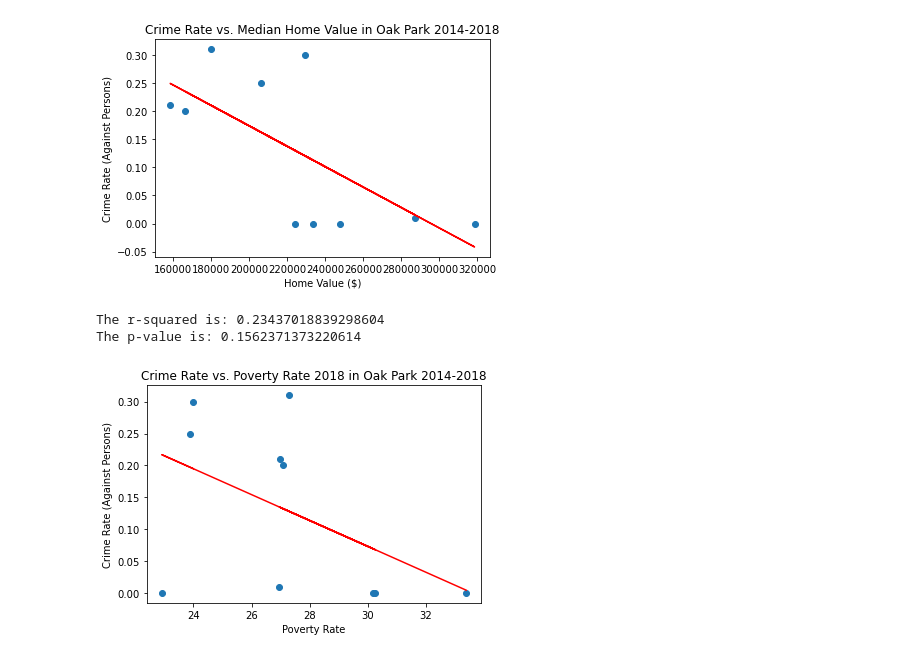
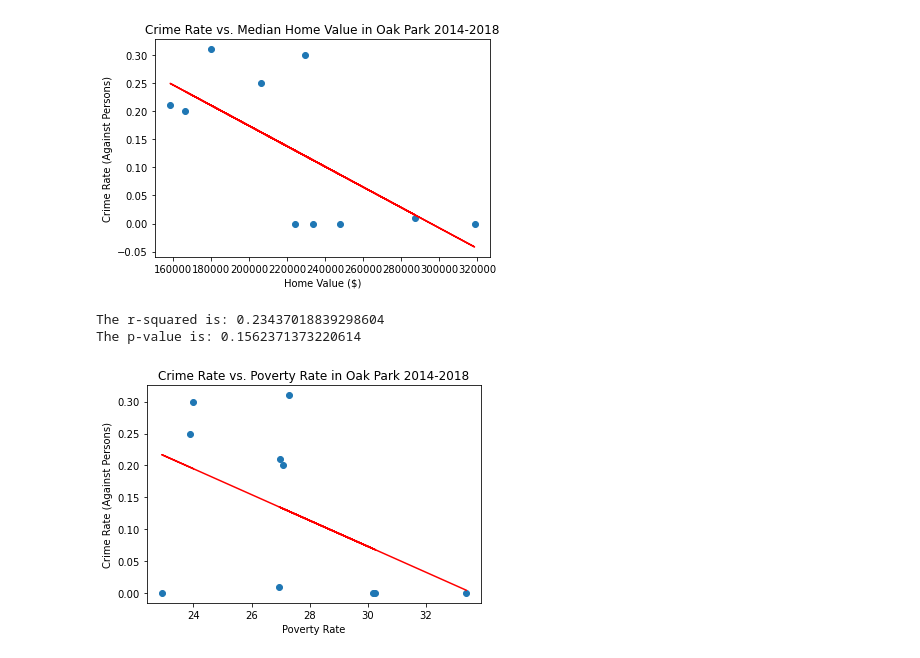
Before and after one commit to sean-galloway/Crime_and_Poverty, a Jupyter notebook: ScatterRegress_CrimeRate_HV_PV.ipynb, the cells around one changed output. Cells and saved outputs as stored; diff of their text form; code cells hidden in the pictures.

```diff
--- a/ScatterRegress_CrimeRate_HV_PV.ipynb
+++ b/ScatterRegress_CrimeRate_HV_PV.ipynb
@@ -191,8 +191,8 @@ The r-squared is: 0.4587039131319997
 The p-value is: 0.03143570379819324
 [figure]
 # %%
-plot_linear_regression(mp_oakpark_df["Poverty Rate"], mp_oakpark_df["Crime Rate"], "Poverty Rate", "Crime Rate (Against Persons)",  "Crime Rate vs. Poverty Rate 2018 in Oak Park 2014-2018", "./Images/cvp_oakpark_20142018.png")
+plot_linear_regression(mp_oakpark_df["Poverty Rate"], mp_oakpark_df["Crime Rate"], "Poverty Rate", "Crime Rate (Against Persons)",  "Crime Rate vs. Poverty Rate in Oak Park 2014-2018", "./Images/cvp_oakpark_20142018.png")
 # %% [output]
 The r-squared is: 0.23437018839298604
 The p-value is: 0.1562371373220614
-[figure, old version]
+[figure, new version]
```
Also changed, not shown: 1 other file.
